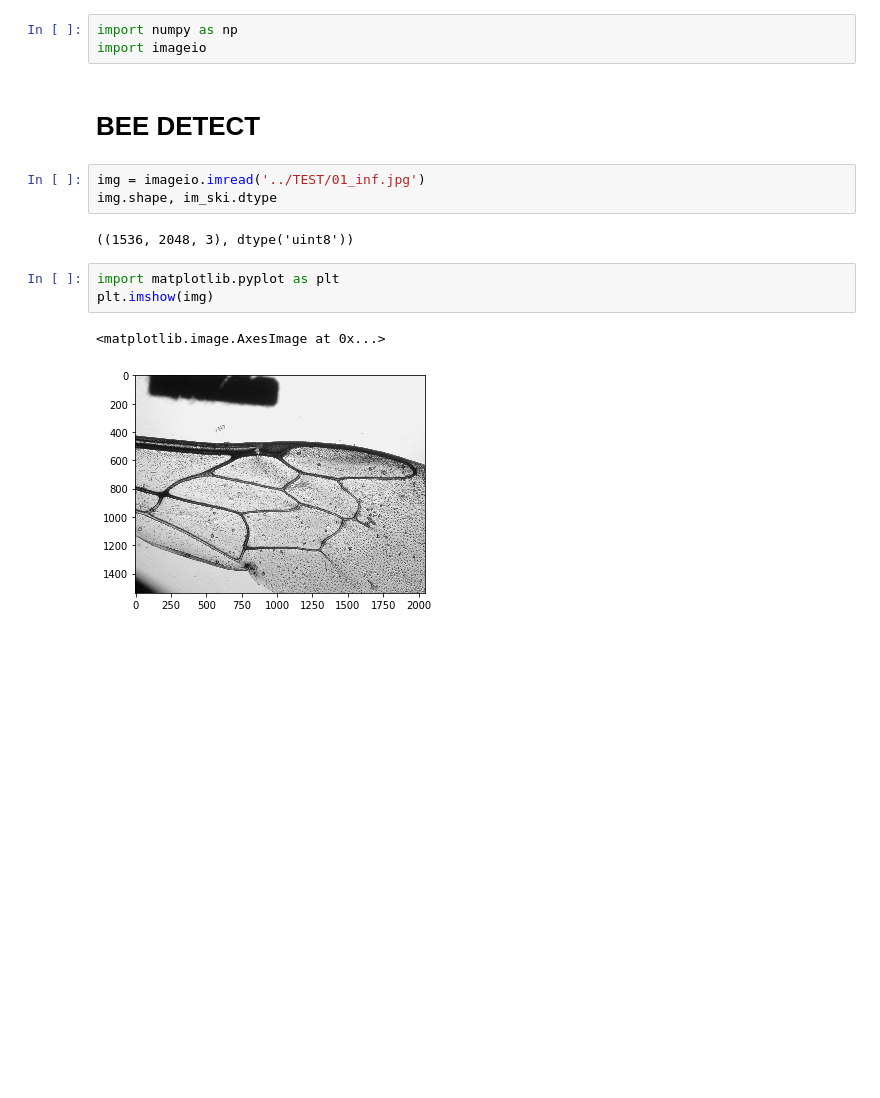
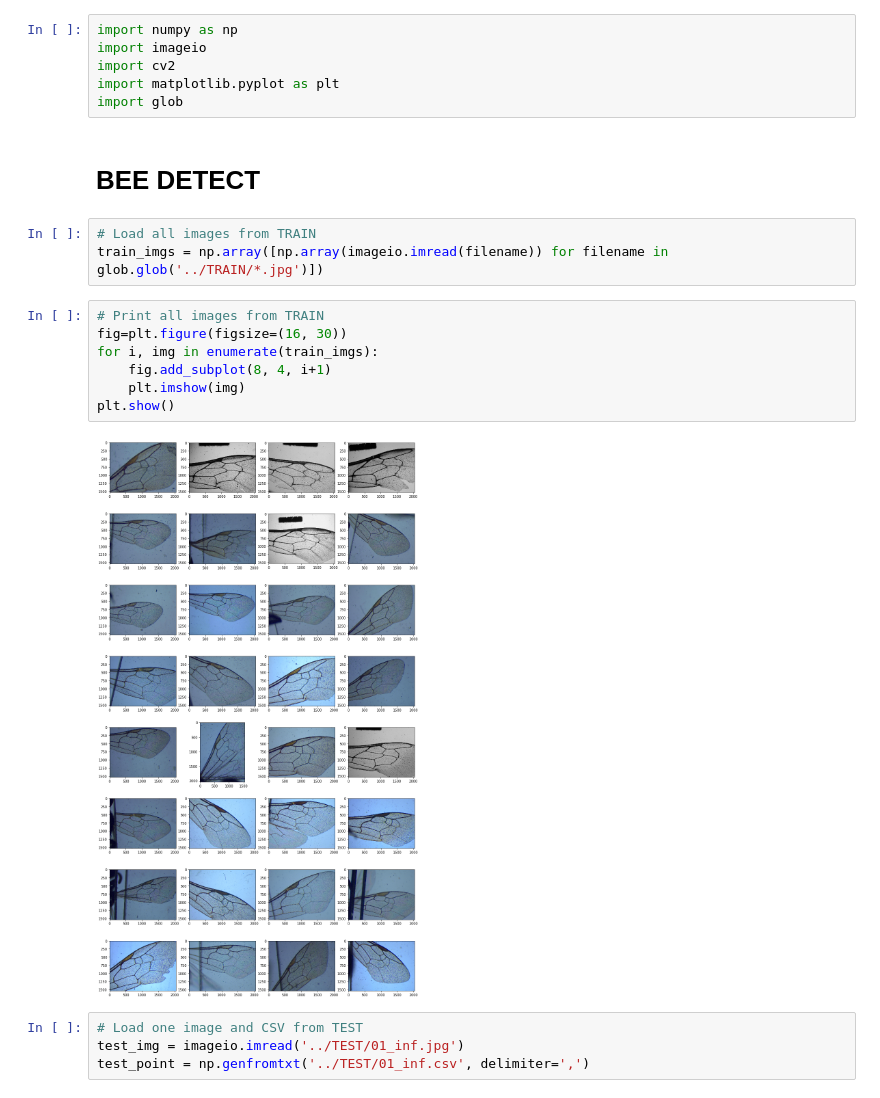
Before and after one commit to DaniGodin/BeeDetect, a Jupyter notebook: src/detection.ipynb, the cells around one changed output. Drawn from its saved outputs; the diff is of its cells as text; blank space fills up the shorter version.

Commit message:
Load of test and train, and print points from CSV

```diff
--- a/src/detection.ipynb
+++ b/src/detection.ipynb
@@ -1,16 +1,24 @@
 # %%
 import numpy as np
 import imageio
+import cv2
+import matplotlib.pyplot as plt
+import glob
 # %% [markdown]
 # BEE DETECT
-# %%
-img = imageio.imread('../TEST/01_inf.jpg')
-img.shape, im_ski.dtype
-# %% [output]
-((1536, 2048, 3), dtype('uint8'))
-# %%
-import matplotlib.pyplot as plt
-plt.imshow(img)
-# %% [output]
-<matplotlib.image.AxesImage at 0x...>
-[figure, removed]
+# %%
+# Load all images from TRAIN
+train_imgs = np.array([np.array(imageio.imread(filename)) for filename in glob.glob('../TRAIN/*.jpg')])
+# %%
+# Print all images from TRAIN
+fig=plt.figure(figsize=(16, 30))
+for i, img in enumerate(train_imgs):
+    fig.add_subplot(8, 4, i+1)
+    plt.imshow(img)
+plt.show()
+# %% [output]
+[figure, added]
+# %%
+# Load one image and CSV from TEST
+test_img = imageio.imread('../TEST/01_inf.jpg')
+test_point = np.genfromtxt('../TEST/01_inf.csv', delimiter=',')
```
Also changed, not shown: parts of 2 cells of this notebook.
